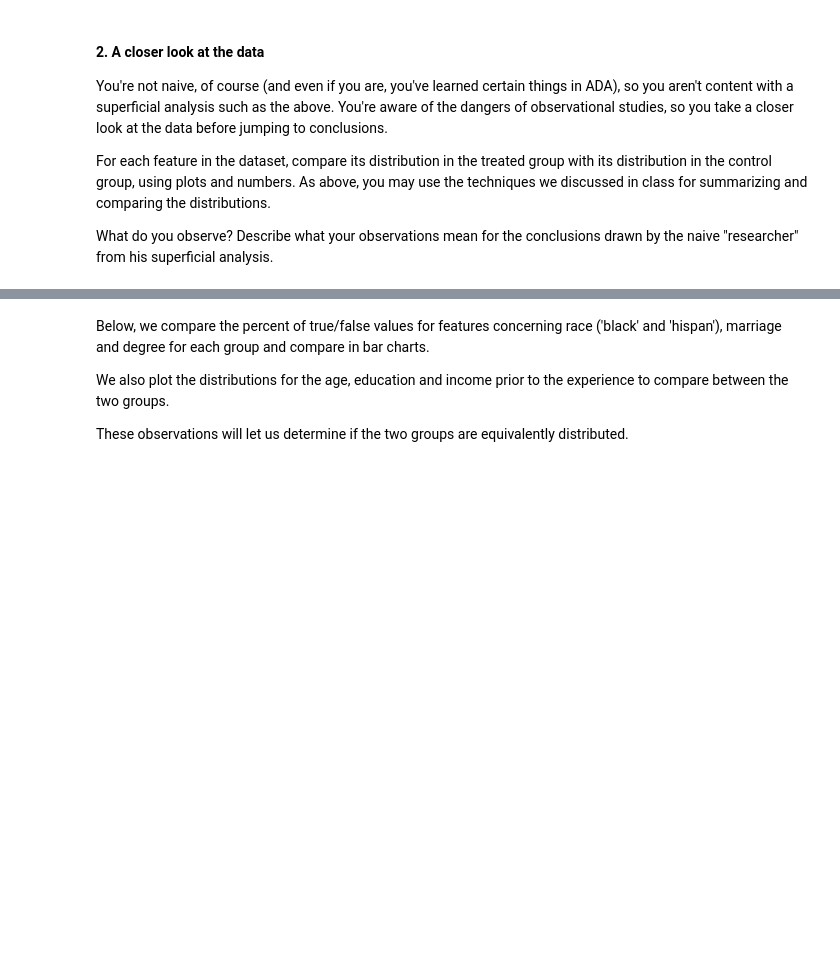
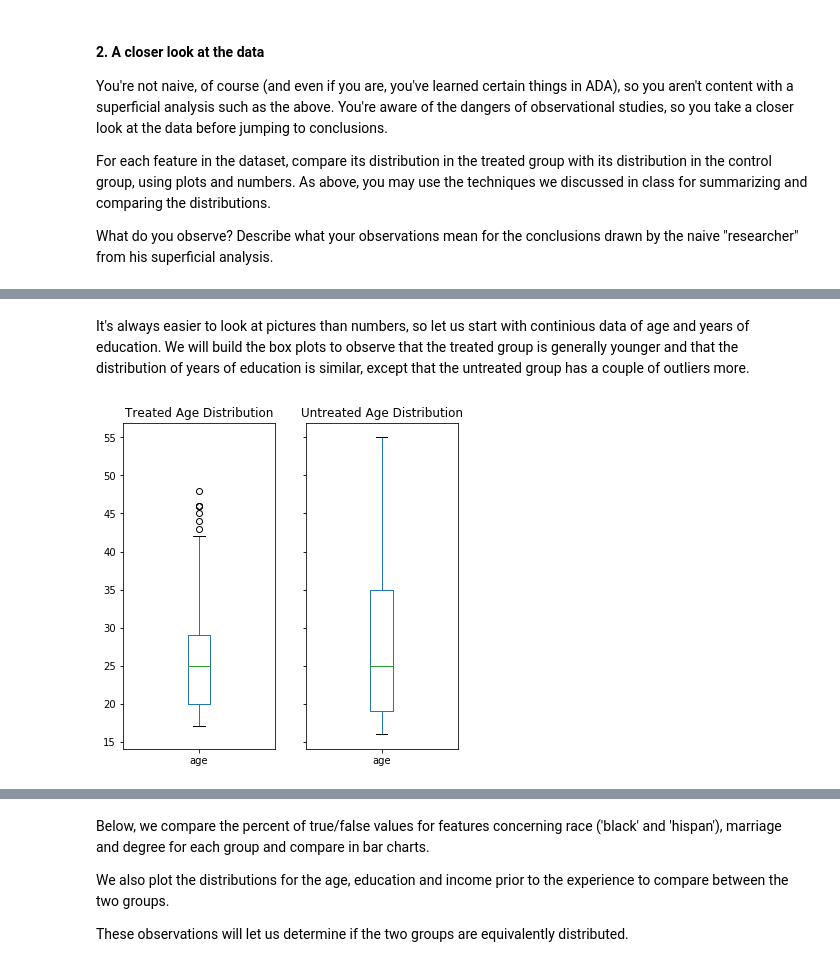
Before and after one commit to csbenz/ada, a Jupyter notebook: 04 - Applied ML/hw4.ipynb, the cells around one changed output, grey strips where cells are left out. Cells and saved outputs as stored; diff of their text form; code cells hidden in the pictures; blank space fills up the shorter version.

```diff
--- a/04 - Applied ML/hw4.ipynb
+++ b/04 - Applied ML/hw4.ipynb
@@ -149,3 +154,16 @@ untreated_group.describe()
 | 50% | 0.0 | 25.000000 | 11.000000 | 0.000000 | 0.000000 | 1.000000 | 1.000000 | 2547.047000 | 1086.726000 | 4975.505000 |
 | 75% | 0.0 | 35.000000 | 12.000000 | 0.000000 | 0.000000 | 1.000000 | 1.000000 | 9277.128000 | 3881.419000 | 11688.820000 |
 | max | 0.0 | 55.000000 | 18.000000 | 1.000000 | 1.000000 | 1.000000 | 1.000000 | 25862.320000 | 18347.230000 | 25564.670000 |
+# %% [markdown]
+It's always easier to look at pictures than numbers, so let us start with continious data of age and years of education. We will build the box plots to observe that the treated group is generally younger and that the distribution of years of education is similar, except that the untreated group has a couple of outliers more.
+# %%
+def drawBoxPlot (data1, data2, title, col):
+    fig, (ax1, ax2) = plt.subplots(1,2, figsize=(6,6), sharex=True, sharey=True)
+    treated_group[col].plot.box(ax=ax1)
+    untreated_group[col].plot.box(ax=ax2)
+    set_axis(ax1, True, title)
+    set_axis(ax2, False, title)
+
+drawBoxPlot(treated_group, untreated_group, 'Age Distribution', 'age')
+# %% [output]
+[figure, added]
```
Also changed, not shown: parts of 7 cells of this notebook.
